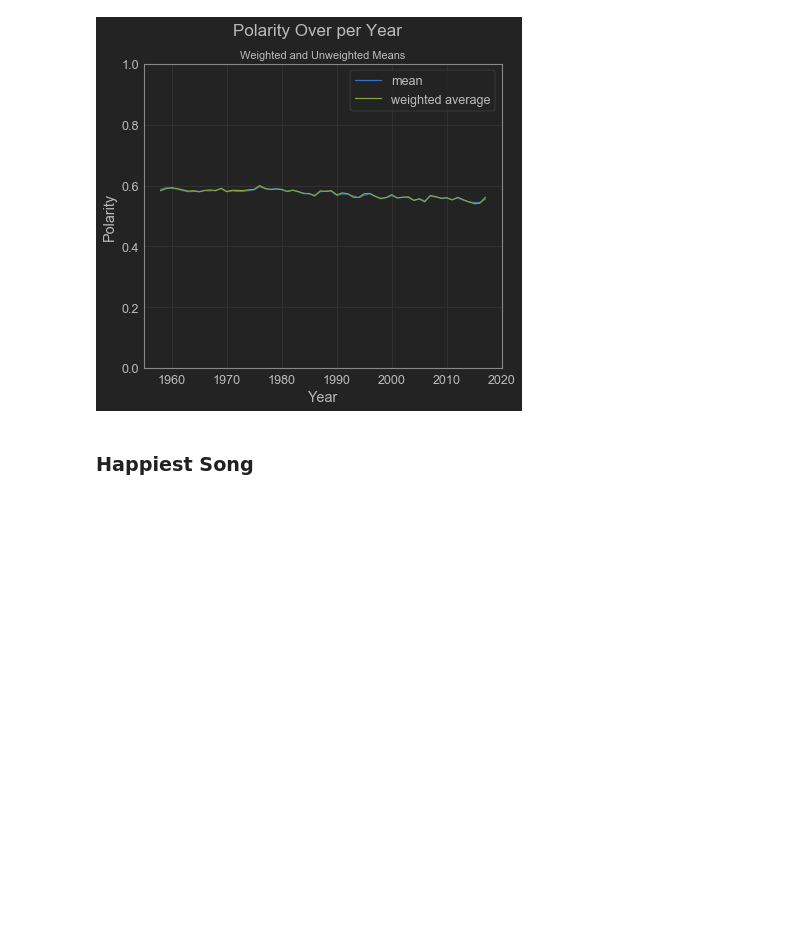
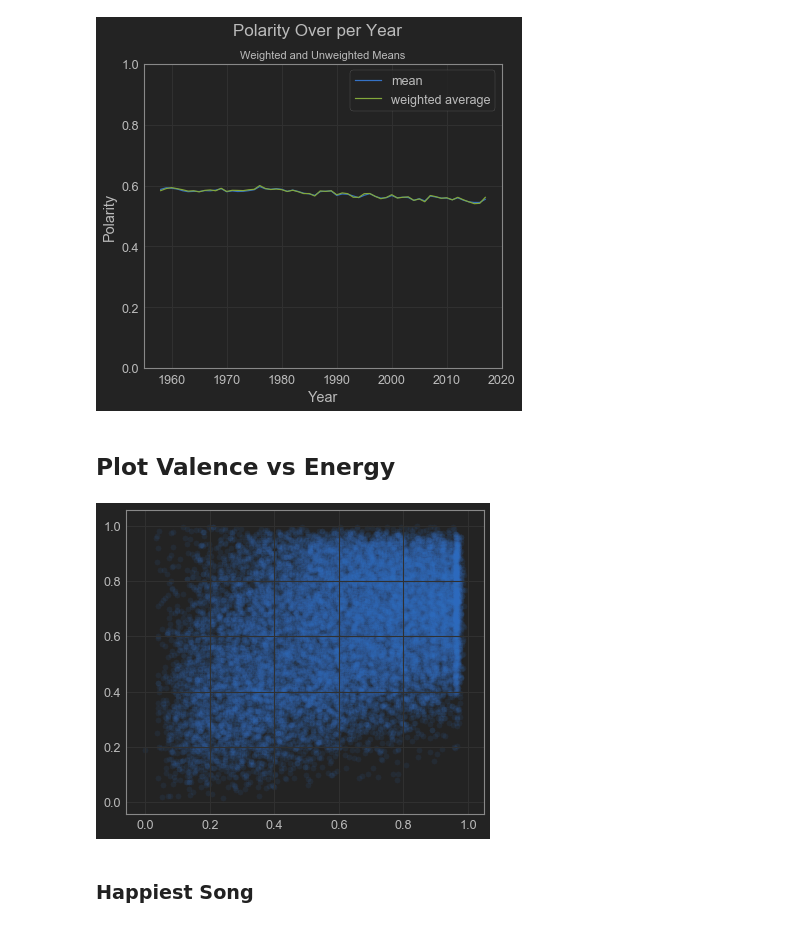
Before and after one commit to akraemer007/what_exactly_are_we_turning_down_for_again, a Jupyter notebook: EDA/eda.ipynb, the cells around one changed output. Cells and saved outputs as stored; diff of their text form; code cells hidden in the pictures; blank space fills up the shorter version.

Commit message:
created valence vs energy

```diff
--- a/EDA/eda.ipynb
+++ b/EDA/eda.ipynb
@@ -264,6 +267,14 @@ plt.xlabel('Year')
 plt.ylabel('Polarity')
 plt.ylim(0, 1)
 plt.legend()
+# %% [markdown]
+## Plot Valence vs Energy
+# %%
+plt.scatter(spotify_df['valence'], spotify_df['energy'], alpha = .1)
+plt.title('Valen')
+plt.show()
+# %% [output]
+[figure, added]
 # %% [markdown]
 ### Happiest Song
 # %%
```
Also changed, not shown: parts of 3 cells of this notebook.
